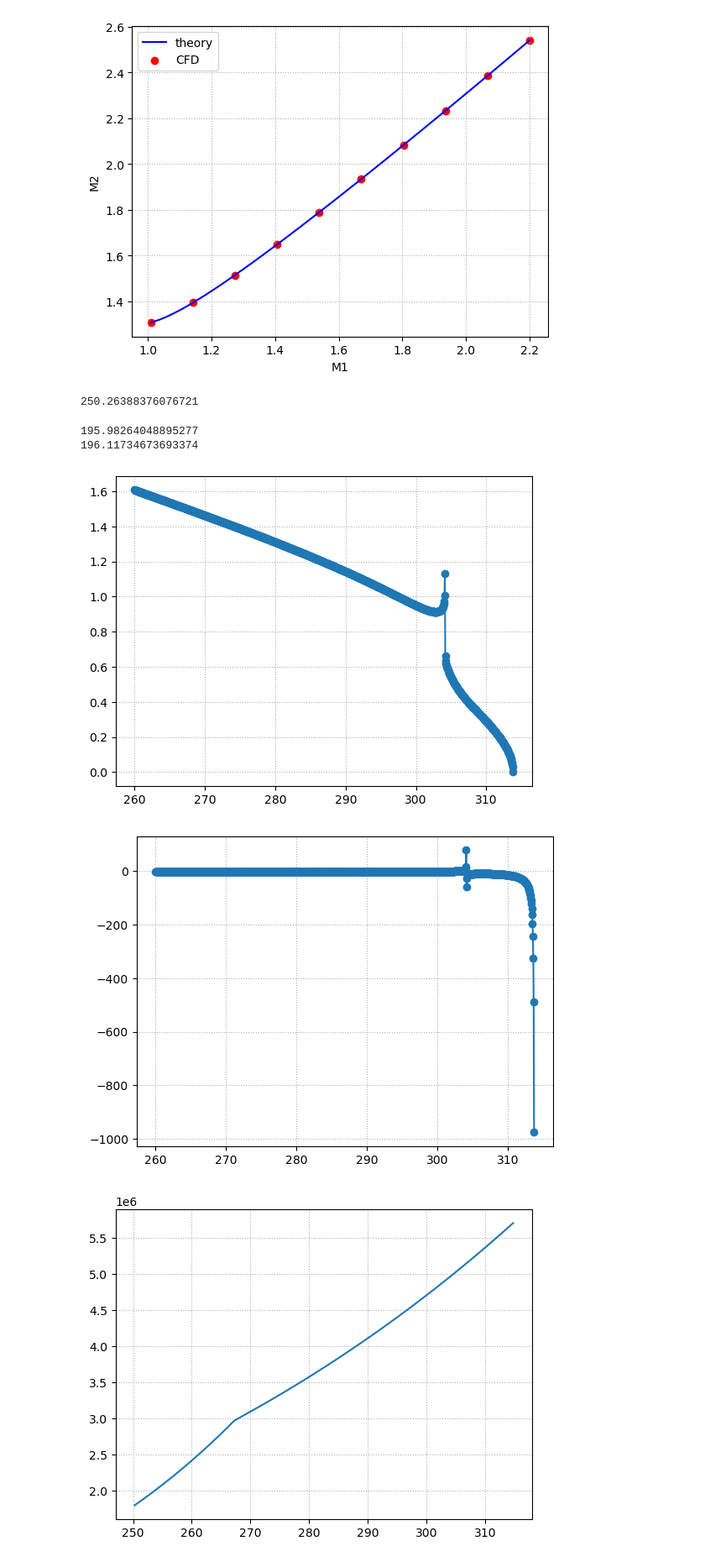
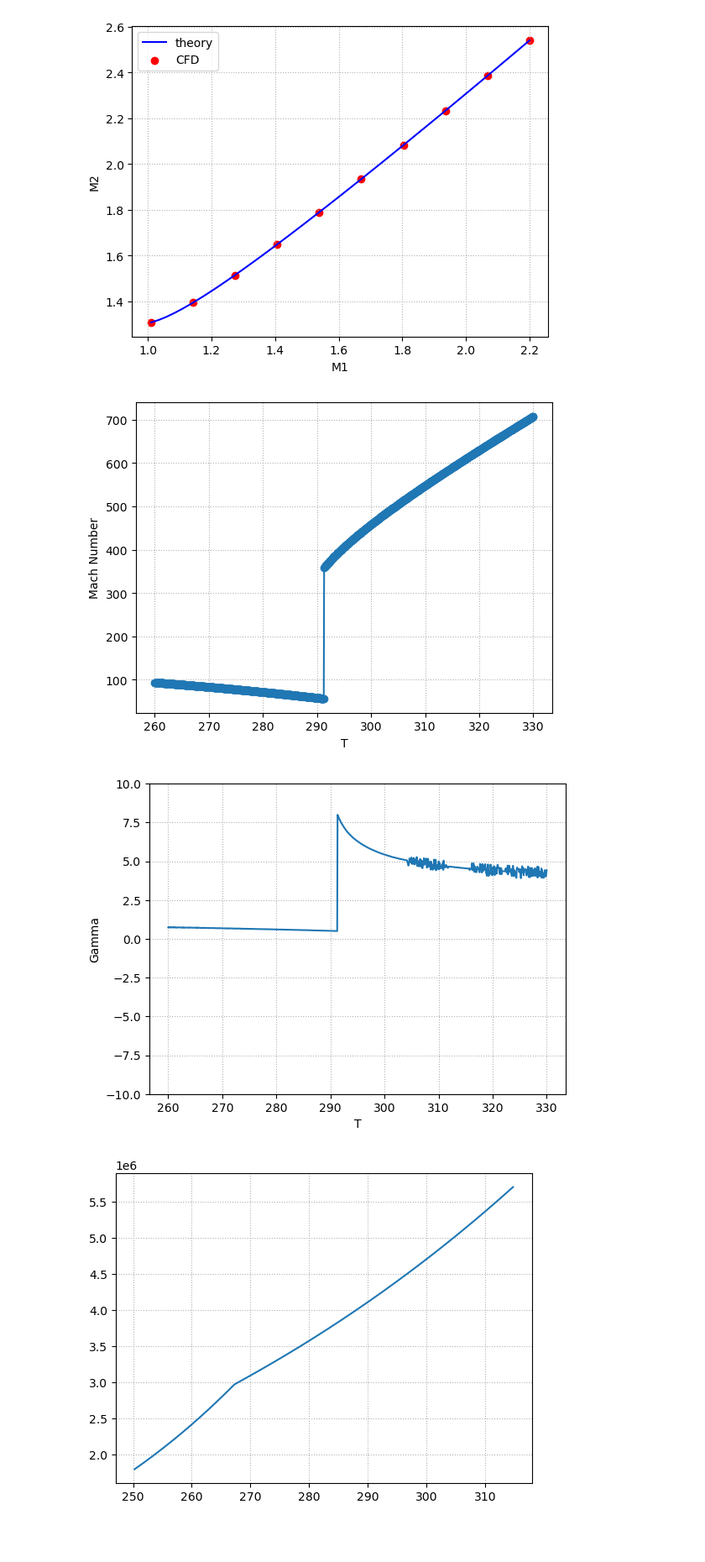
Before and after one commit to Yingfangeng/Real_gas_Prandtl_Meyer, a Jupyter notebook: visualisation.ipynb, the cells around one changed output. Shown at 84% size. Cells and saved outputs as stored; diff of their text form; code cells hidden in the pictures; blank space fills up the shorter version.

Commit message:
Visualisation updates

```diff
--- a/visualisation.ipynb
+++ b/visualisation.ipynb
@@ -43,18 +38,9 @@ compare_theory_and_CFD('real_gas_PM_dataset/real_gas_PM_result_for_CFD_compariso
-# %%
-print(CP.PropsSI('T', 'S', 1875.6772098077058, 'P', 1.8e+06, 'CO2'))
-# %% [output]
-250.26388376076721
-# %%
-print(PropsSI_General('A', 'T', 267.2, 'S', 1877, 'CO2'))
-print(PropsSI_General('A', 'T', 265.83, 'S', 1877, 'CO2'))
-# %% [output]
-195.98264048895277
-196.11734673693374
 # %%
-plot_isentropic_mach_number(1450, 313.8, 260, 1000) #313.8
+plot_isentropic_mach_number(1167.741935483871, 330.0, 260, 1000) #313.8
+# ,
 # %% [output]
-[figure, old version]
+[figure, new version]
-[figure, old version]
+[figure, new version]
 # %%
 plot_isentropic_mach_number(1877, 314.78, 250.26388376076721, 1000)
 # %% [output]
```
Also changed, not shown: parts of 1 cell of this notebook, 1 other file.
